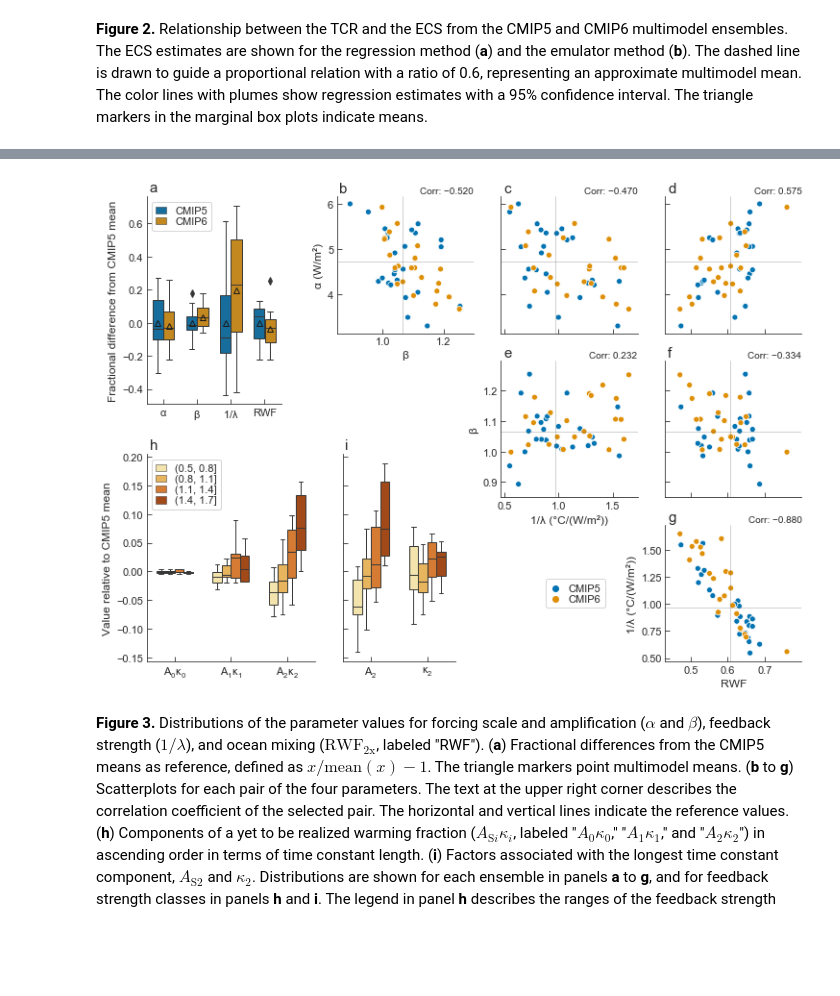
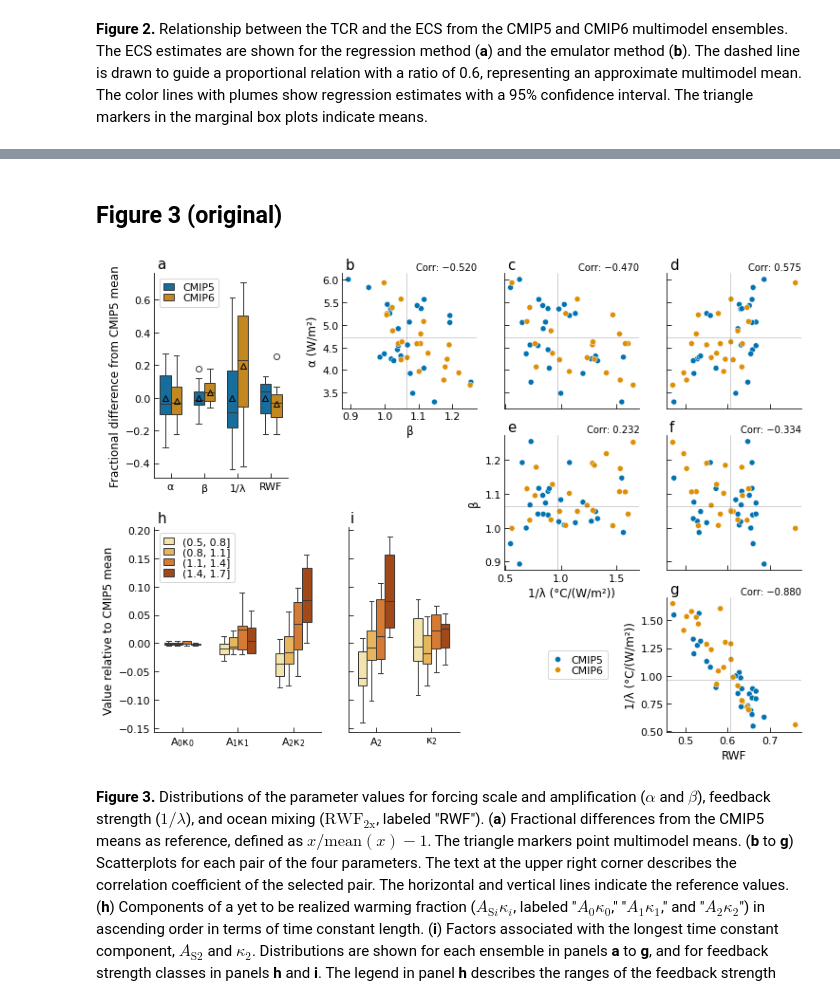
Before and after one commit to tsutsui1872/mce, a Jupyter notebook: notebook/mkfig.ipynb, the cells around one changed output, grey strips where cells are left out. Cells and saved outputs as stored; diff of their text form; code cells hidden in the pictures; blank space fills up the shorter version.

Commit message:
Plot functions for Tsutsui (2020) restructured

```diff
--- a/notebook/mkfig.ipynb
+++ b/notebook/mkfig.ipynb
@@ -54,0 +11,2 @@ Index(['BCC-CSM2-MR', 'BCC-ESM1', 'CanESM5', 'CESM2', 'CESM2-WACCM',
+# %%
+myplt = PlotBase()
@@ -91,0 +104,3 @@ p1 = plot_fitting(gcm, forcing, irm, names, parms.to_dict())
+# %%
+forcing = RfCO2()
+climate = IrmBase()
@@ -91,0 +109,24 @@ p1 = plot_fitting(gcm, forcing, irm, names, parms.to_dict())
+# %%
+dataset = 'IPSL-CM6A-LR'
+parms = df_parms.loc[('CMIP6', dataset)]
+
+forcing.parms.update(
+    alpha=parms['alpha'],
+    beta=parms['beta'],
+)
+climate.parms.update(
+    asj=parms[['a0', 'a1', 'a2']].values,
+    tauj=parms[['tau0', 'tau1', 'tau2']].values,
+    lamb=parms['lambda'],
+)
+
+df = df_norm_cmip6.loc[dataset]
+gcm = {
+    '4x_n': df.loc[('abrupt-4xCO2', 'rtnt')].dropna().values,
+    '4x_t': df.loc[('abrupt-4xCO2', 'tas')].dropna().values,
+    '1p_n': df.loc[('1pctCO2', 'rtnt')].dropna().values,
+    '1p_t': df.loc[('1pctCO2', 'tas')].dropna().values,
+}
+
+names = {'var_n': 'rtnt', 'var_t': 'tas', 'dataset': dataset}
+plot_fitting(myplt, gcm, forcing, climate, names, parms.to_dict())
@@ -108,0 +145,6 @@ p1 = plot_tcr_ecs(parms_all_sub)
+# %%
+bl = [
+    x[0] != 'CMIP6' or x[1] in sources_cmip6_grl_paper
+    for x in df_parms.index
+]
+plot_tcr_ecs(myplt, df_parms.loc[bl].reset_index().set_index('dataset'))
@@ -118,10 +161,13 @@ p1 = plot_parms_rel(parms_all)
+# %% [markdown]
+## Figure 3 (original)
 # %%
-"""
-Figure 3 (original)
-"""
-p1 = plot_parms_rel(parms_all_sub, bins_fb=[0.5, 0.8, 1.1, 1.4, 1.7])
+plot_parms_rel(
+    myplt,
+    df_parms.loc[bl].reset_index().set_index('dataset'),
+    bins_fb=[0.5, 0.8, 1.1, 1.4, 1.7],
+)
 # %% [output]
-[figure, old version]
+[figure, new version]
 # %% [markdown]
 **Figure 3.** Distributions of the parameter values for forcing scale and amplification ($\alpha$ and $\beta$), feedback strength ($1/\lambda$), and ocean mixing ($\mathrm{RWF}_{\mathrm{2x}}$, labeled "RWF").
 (**a**) Fractional differences from the CMIP5 means as reference, defined as $x/\mathrm{mean}(x)-1$. The triangle markers point multimodel means.
```
Also changed, not shown: parts of 30 cells of this notebook, 1 other file.
